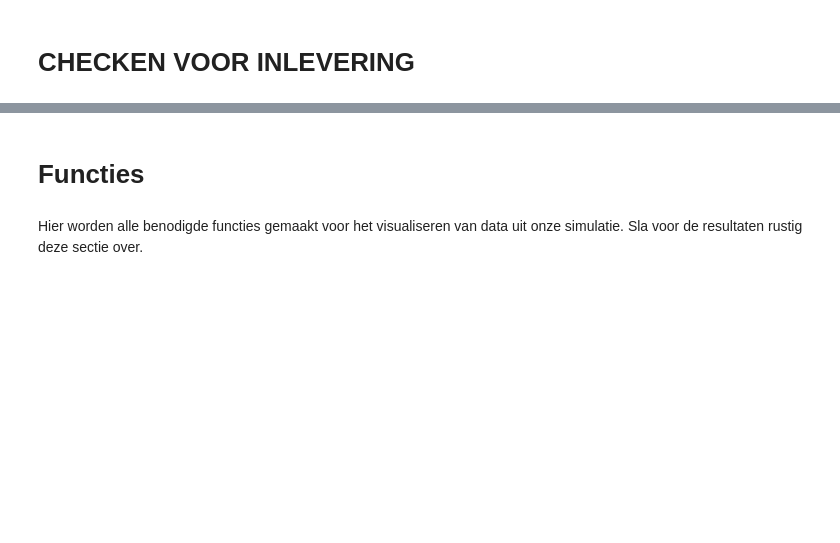
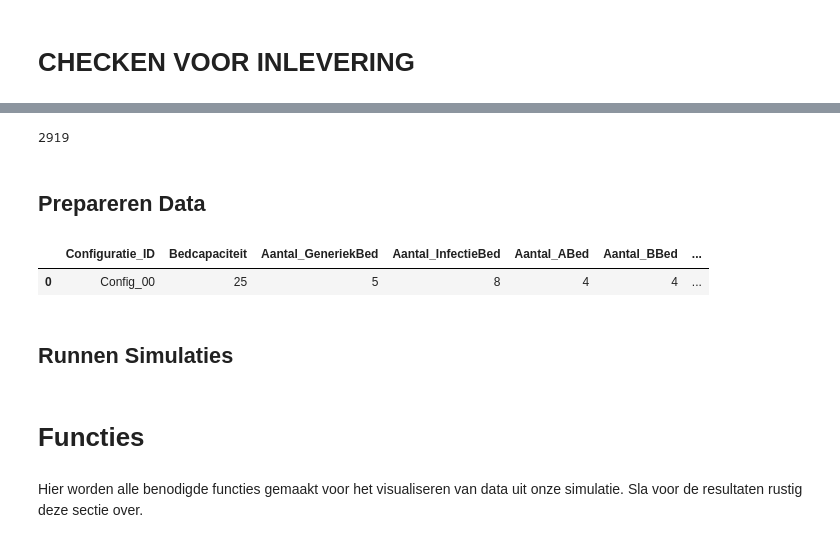
Before and after one commit to FabianTrapman/Project_BOG, a Jupyter notebook: Data Analysis.ipynb, the cells around one changed output, grey strips where cells are left out. Saved outputs shown, nothing was run; the diff lists cells and outputs as text; code cells hidden in the pictures; blank space fills up the shorter version.

Commit message:
Genereren alle configs

```diff
--- a/Data Analysis.ipynb
+++ b/Data Analysis.ipynb
@@ -53,3 +25,62 @@ Om met onze simulatie tot een volwaardige conclusie te komen, zijn er een versch
+# %%
+# Genereer alle mogelijke verdelingen van bedtype die optellen tot de bedcapaciteit
+def generate_configurations(bed_capacity_range, num_specializations, max_occurrence):
+    configurations = []
+    for capacity in bed_capacity_range:
+        for beds_distribution in itertools.combinations_with_replacement(range(capacity + 1), num_specializations):
+            if sum(beds_distribution) <= capacity:
+                config = {}
+                valid_config = True
+
+                for i, beds in enumerate(beds_distribution, start=1):
+                    bed_type = f'Specialisatie_{i}'
+                    max_percentage = max_occurrence.get(bed_type, 1)  # Standaard 100% als niet gespecificeerd
+                    if beds / capacity <= max_percentage:
+                        config[bed_type] = beds
+                    else:
+                        valid_config = False
+                        break
+
+                if valid_config:
+                    generic_beds = capacity - sum(beds_distribution)
+                    config['Generiek'] = generic_beds
+                    configurations.append(config)
+
+    return configurations
+
+# Parameters instellen
+bed_capacity_range = range(20, 41, 5)  # AANTAL BEDDEN in stappen van 5
+num_specializations = 5               # AANTAL TYPE BEDDEN (INCL. GENERIEK)
+max_occurrence = {'Generiek': 1, 'Specialisatie_2': 0.6, 'Specialisatie_3': 0.2, 'Specialisatie_4': 0.2, 'Specialisatie_5': 0.2}  # Maximale percentages
+
+configurations = generate_configurations(bed_capacity_range, num_specializations, max_occurrence)
+
+# Toon aantal configuraties
+len(configurations)
+# %% [output]
+2919
+# %% [markdown]
+## Prepareren Data
+# %%
+# Kolommen en dummy-rij definiëren
+columns = ["Configuratie_ID", "Bedcapaciteit", "Aantal_GeneriekBed", "Aantal_InfectieBed",
+           "Aantal_ABed", "Aantal_BBed", "Aantal_CBed", "Bezettingsgraad",
+           "Aantal_Afwijzingen", "Aantal_Geplande_Patienten", "Aantal_Ongeplande_Patienten",
+           "Aantal_Herplande_Patienten", "Gemiddelde_Verblijfsduur", "Max_Bezettingsgraad",
+           "Simulatie_Stappen"]
+
+dummy_data = [["Config_00", 25, 5, 8, 4, 4, 4, "75%", 69, 21, 420, 4, 666, "95%", 10000]]
+
+# Aanmaken Pandas dataframe en deze opslaan als CSV
+df = pd.DataFrame(dummy_data, columns=columns)
+df.to_csv('Analysis.csv', index=False)
+
+df.head()
+# %% [output]
+|  | Configuratie_ID | Bedcapaciteit | Aantal_GeneriekBed | Aantal_InfectieBed | Aantal_ABed | Aantal_BBed | ... |
+| 0 | Config_00 | 25 | 5 | 8 | 4 | 4 | ... |
+# %% [markdown]
+## Runnen Simulaties
 # %% [markdown]
 # Functies
 # %% [markdown]
```
Also changed, not shown: parts of 35 cells of this notebook.
